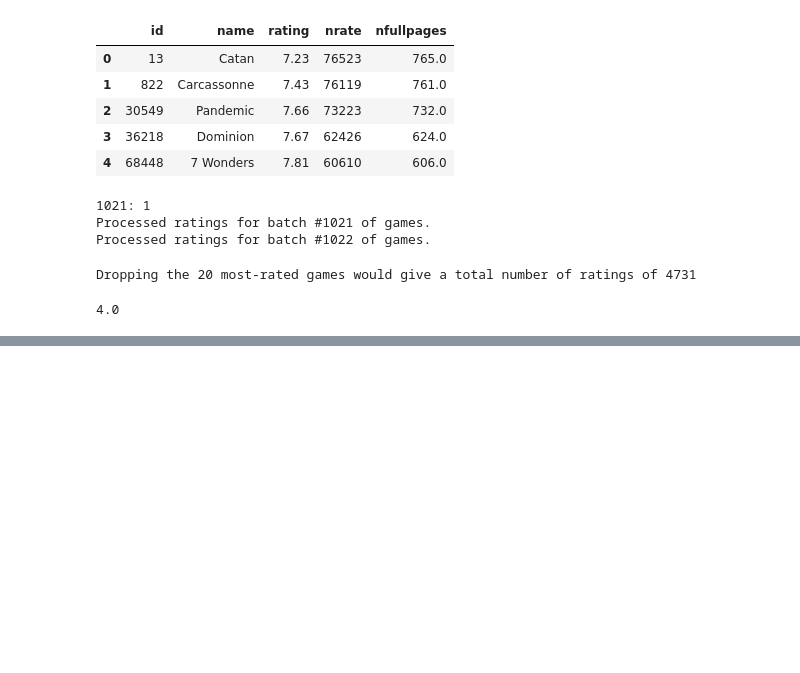
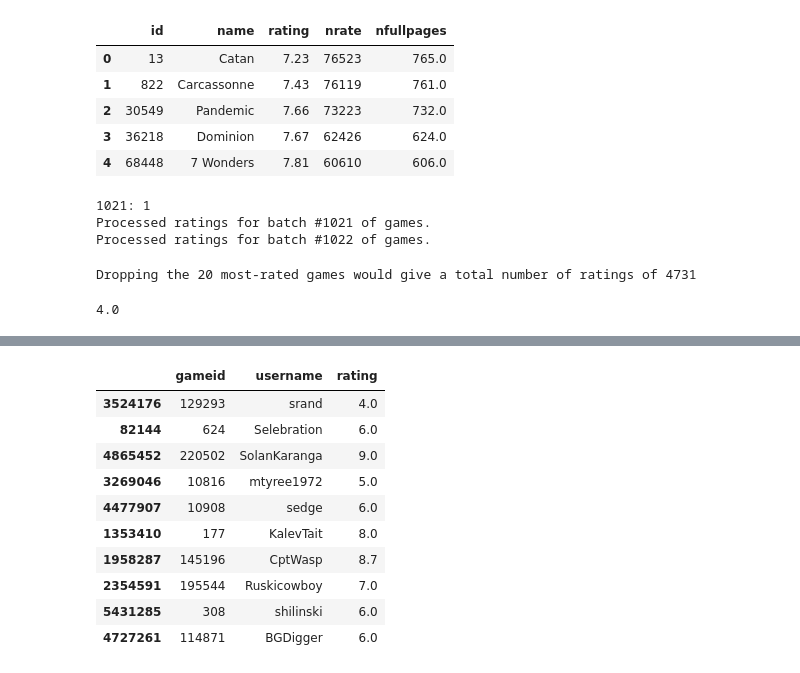
Before and after one commit to coreywoodfield/board-game-recommender, a Jupyter notebook: Scraper.ipynb, the cells around one changed output, grey strips where cells are left out. Saved outputs shown, nothing was run; the diff lists cells and outputs as text; code cells hidden in the pictures; blank space fills up the shorter version.

```diff
--- a/Scraper.ipynb
+++ b/Scraper.ipynb
@@ -253,0 +250,18 @@ Finished with a chunk of 100 games.
+# %%
+connex = sqlite3.connect("ratings.db")  # Opens file if exists, else creates file
+cur = connex.cursor()  # This object lets us actually send messages to our DB and receive results
+sql = "SELECT * FROM data" + ";"
+df_ratings = pd.read_sql_query(sql, connex)
+df_ratings.sample(n=10)
+# %% [output]
+|  | gameid | username | rating |
+| 3524176 | 129293 | srand | 4.0 |
+| 82144 | 624 | Selebration | 6.0 |
+| 4865452 | 220502 | SolanKaranga | 9.0 |
+| 3269046 | 10816 | mtyree1972 | 5.0 |
+| 4477907 | 10908 | sedge | 6.0 |
+| 1353410 | 177 | KalevTait | 8.0 |
+| 1958287 | 145196 | CptWasp | 8.7 |
+| 2354591 | 195544 | Ruskicowboy | 7.0 |
+| 5431285 | 308 | shilinski | 6.0 |
+| 4727261 | 114871 | BGDigger | 6.0 |
```
Also changed, not shown: parts of 11 cells of this notebook, 2 other files.
